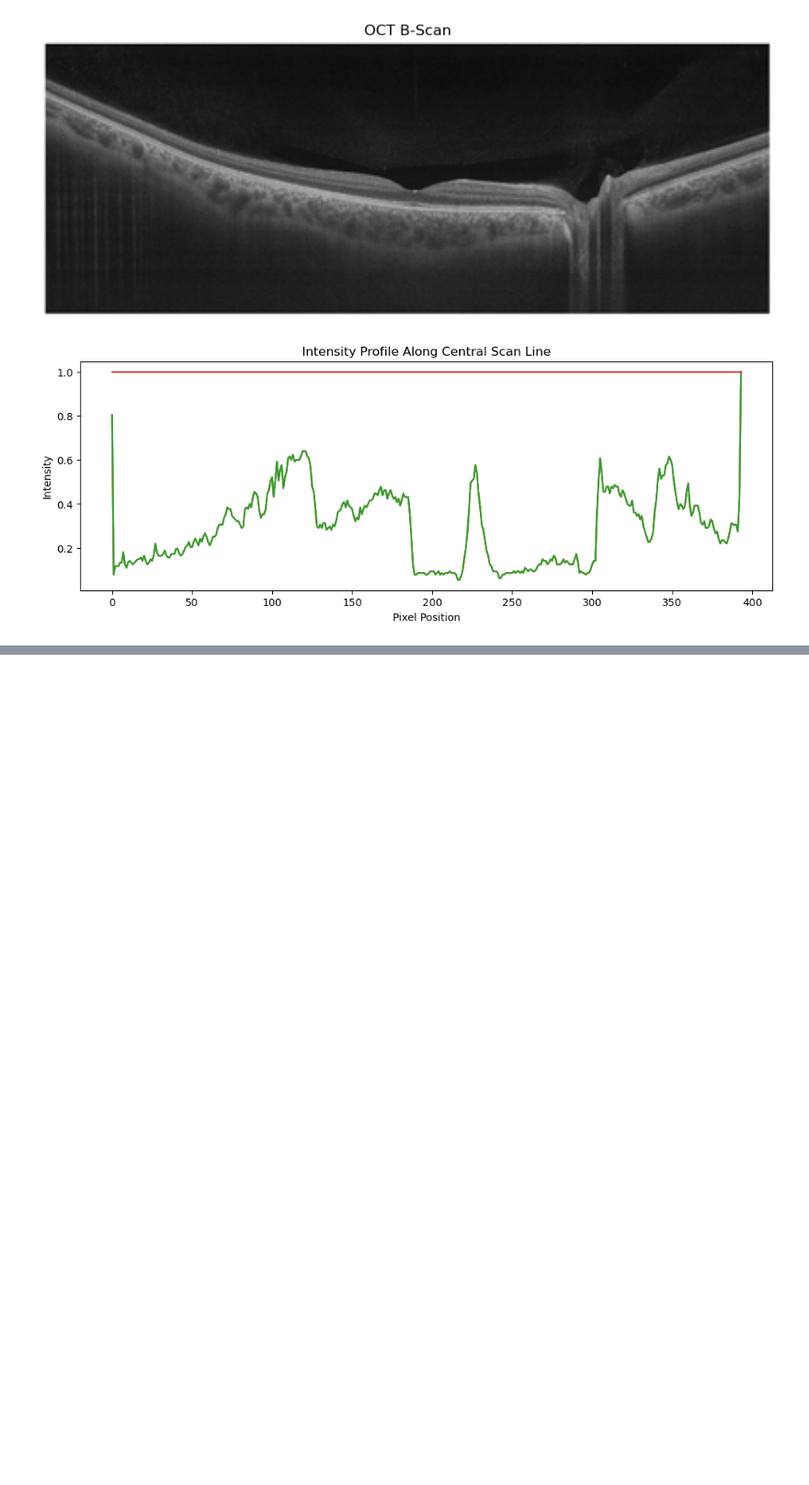
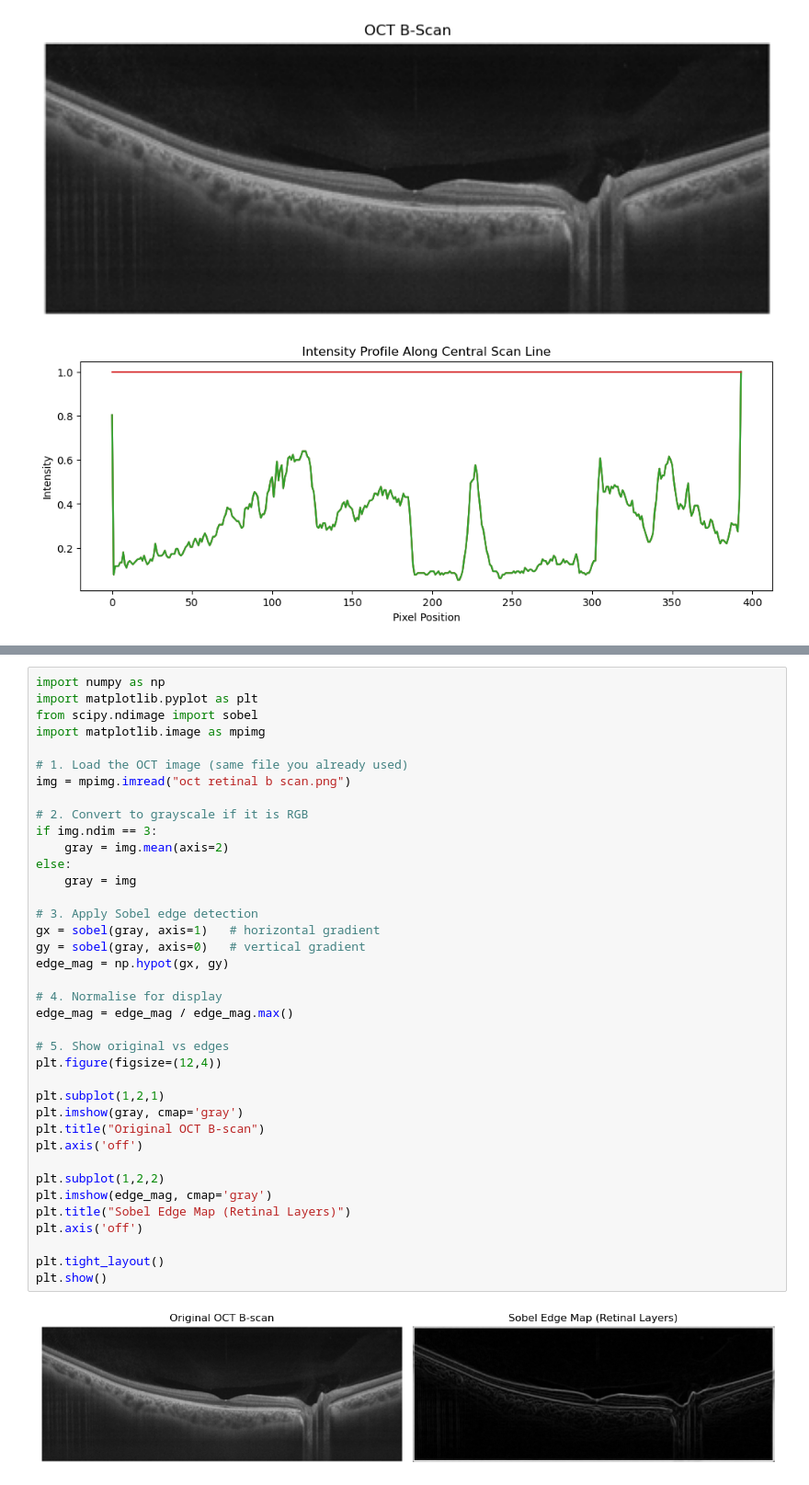
Before and after one commit to Jeevitha-aj-Github/oct-mini-project, a Jupyter notebook: oct_intensity_profile.ipynb, the cells around one changed output, grey strips where cells are left out. Shown at 92% size. Cells and saved outputs as stored; diff of their text form; blank space fills up the shorter version.

```diff
--- a/oct_intensity_profile.ipynb
+++ b/oct_intensity_profile.ipynb
@@ -163,0 +231,40 @@ plt.show()
+# %%
+import numpy as np
+import matplotlib.pyplot as plt
+from scipy.ndimage import sobel
+import matplotlib.image as mpimg
+
+# 1. Load the OCT image (same file you already used)
+img = mpimg.imread("oct retinal b scan.png")
+
+# 2. Convert to grayscale if it is RGB
+if img.ndim == 3:
+    gray = img.mean(axis=2)
+else:
+    gray = img
+
+# 3. Apply Sobel edge detection
+gx = sobel(gray, axis=1)   # horizontal gradient
+gy = sobel(gray, axis=0)   # vertical gradient
+edge_mag = np.hypot(gx, gy)
+
+# 4. Normalise for display
+edge_mag = edge_mag / edge_mag.max()
+
+# 5. Show original vs edges
+plt.figure(figsize=(12,4))
+
+plt.subplot(1,2,1)
+plt.imshow(gray, cmap='gray')
+plt.title("Original OCT B-scan")
+plt.axis('off')
+
+plt.subplot(1,2,2)
+plt.imshow(edge_mag, cmap='gray')
+plt.title("Sobel Edge Map (Retinal Layers)")
+plt.axis('off')
+
+plt.tight_layout()
+plt.show()
+# %% [output]
+[figure, added]
```
Also changed, not shown: parts of 5 cells of this notebook.
